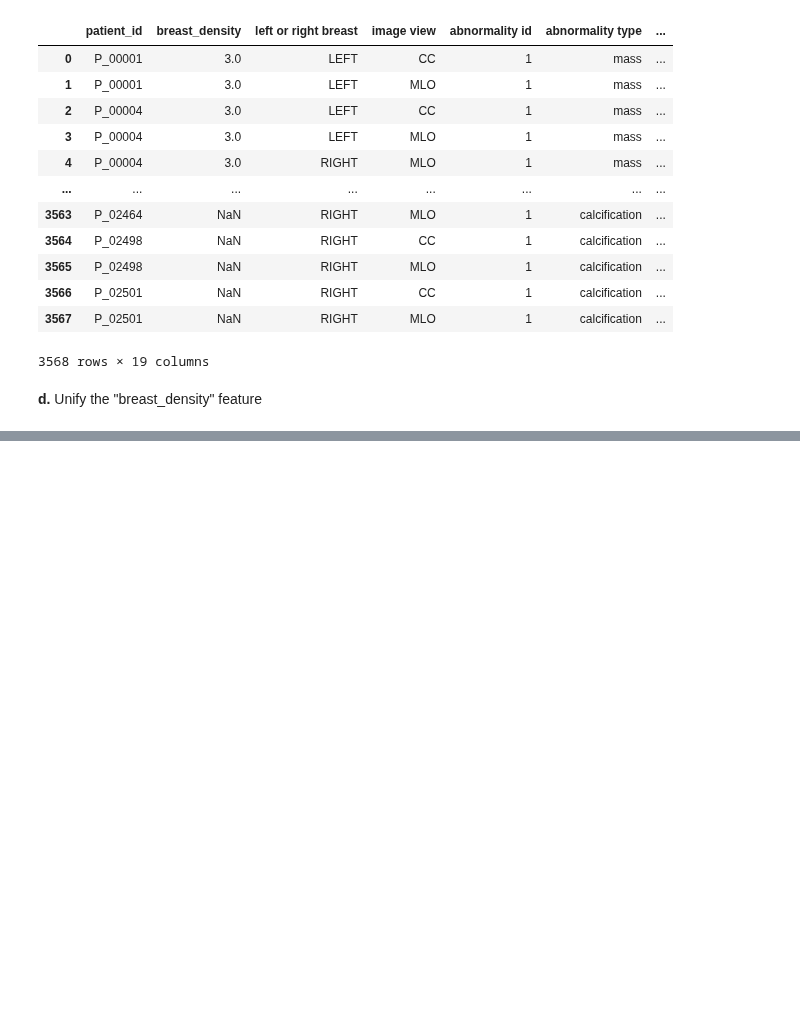
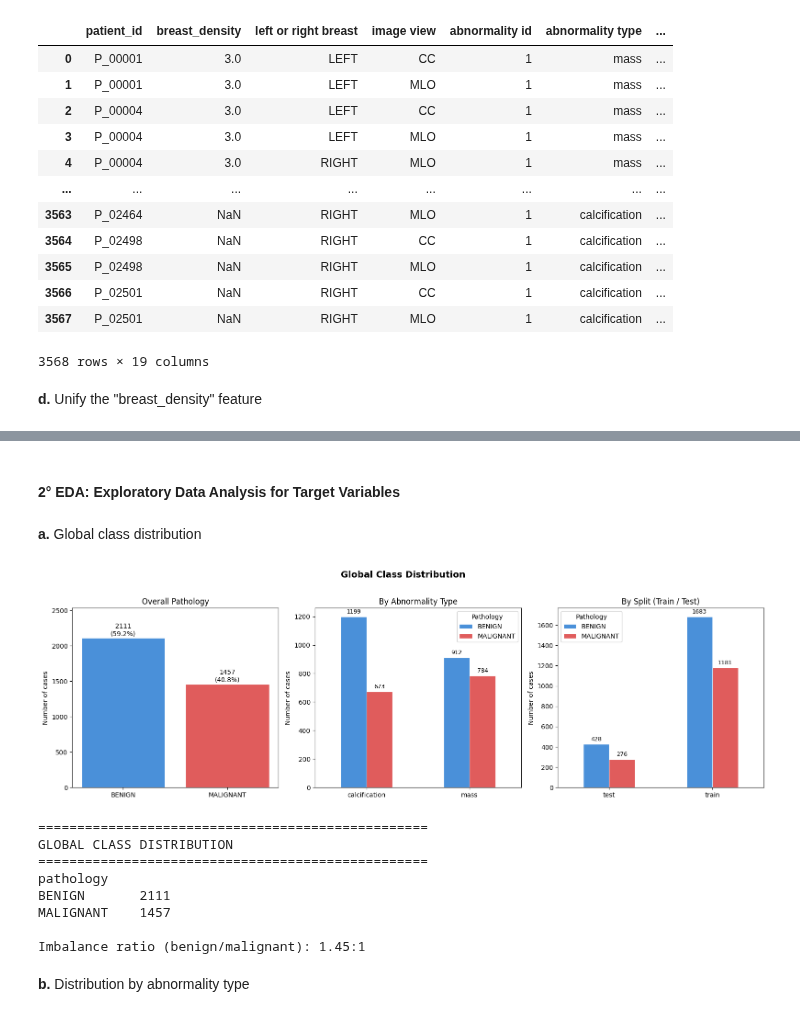
Before and after one commit to AlexanderSanchezGarcia/Breast_Cancer_QML, a Jupyter notebook: Code/1_EDA.ipynb, the cells around one changed output, grey strips where cells are left out. Drawn from its saved outputs; the diff is of its cells as text; code cells hidden in the pictures; blank space fills up the shorter version.

```diff
--- a/Code/1_EDA.ipynb
+++ b/Code/1_EDA.ipynb
@@ -132,7 +132,7 @@ df
 # %%
 df['breast_density'] = df['breast_density'].combine_first(df['breast density'])
 
-df.drop(columns=["breast density"])
+df.drop(columns=["breast density"], inplace=True)
 
 df
 # %% [output]
@@ -151,0 +472,69 @@ df
+# %% [markdown]
+#### **2° EDA: Exploratory Data Analysis for Target Variables**
+# %% [markdown]
+**a.** Global class distribution
+# %%
+fig, axes = plt.subplots(1, 3, figsize=(16, 5))
+fig.suptitle("Global Class Distribution", fontsize=14, fontweight="bold")
+
+# ── Plot 1: overall label distribution
+label_counts = df["pathology"].value_counts()
+colors = ["#4A90D9", "#E05C5C"]
+bars = axes[0].bar(label_counts.index, label_counts.values, color=colors, edgecolor="white", linewidth=0.8)
+axes[0].set_title("Overall Pathology")
+axes[0].set_ylabel("Number of cases")
+for bar, val in zip(bars, label_counts.values):
+    pct = val / len(df) * 100
+    axes[0].text(bar.get_x() + bar.get_width()/2,
+                 bar.get_height() + 15,
+                 f"{val}\n({pct:.1f}%)",
+                 ha="center", va="bottom", fontsize=10)
+axes[0].set_ylim(0, label_counts.max() * 1.2)
+
+
+# Plot 2: by abnormality type
+cross = df.groupby(["abnormality type", "pathology"]).size().unstack(fill_value=0)
+cross.plot(kind="bar", ax=axes[1], color=colors, edgecolor="white", linewidth=0.8)
+axes[1].set_title("By Abnormality Type")
+axes[1].set_ylabel("Number of cases")
+axes[1].set_xlabel("")
+axes[1].tick_params(axis="x", rotation=0)
+axes[1].legend(title="Pathology")
+for container in axes[1].containers:
+    axes[1].bar_label(container, fmt="%d", padding=3, fontsize=9)
+
+
+# Plot 3: by split
+cross_split = df.groupby(["split", "pathology"]).size().unstack(fill_value=0)
+cross_split.plot(kind="bar", ax=axes[2], color=colors, edgecolor="white", linewidth=0.8)
+axes[2].set_title("By Split (Train / Test)")
+axes[2].set_ylabel("Number of cases")
+axes[2].set_xlabel("")
+axes[2].tick_params(axis="x", rotation=0)
+axes[2].legend(title="Pathology")
+for container in axes[2].containers:
+    axes[2].bar_label(container, fmt="%d", padding=3, fontsize=9)
+
+plt.tight_layout()
+# plt.savefig(BASE / "B1_class_distribution.png", dpi=150, bbox_inches="tight")
+plt.show()
+
+# Print numeric summary
+print("=" * 50)
+print("GLOBAL CLASS DISTRIBUTION")
+print("=" * 50)
+print(df["pathology"].value_counts().to_string())
+imbalance = label_counts["BENIGN"] / label_counts["MALIGNANT"]
+print(f"\nImbalance ratio (benign/malignant): {imbalance:.2f}:1")
+# %% [output]
+[figure, added]
+==================================================
+GLOBAL CLASS DISTRIBUTION
+==================================================
+pathology
+BENIGN       2111
+MALIGNANT    1457
+
+Imbalance ratio (benign/malignant): 1.45:1
+# %% [markdown]
+**b.** Distribution by abnormality type
```
Also changed, not shown: parts of 47 cells of this notebook, 1 other file.
